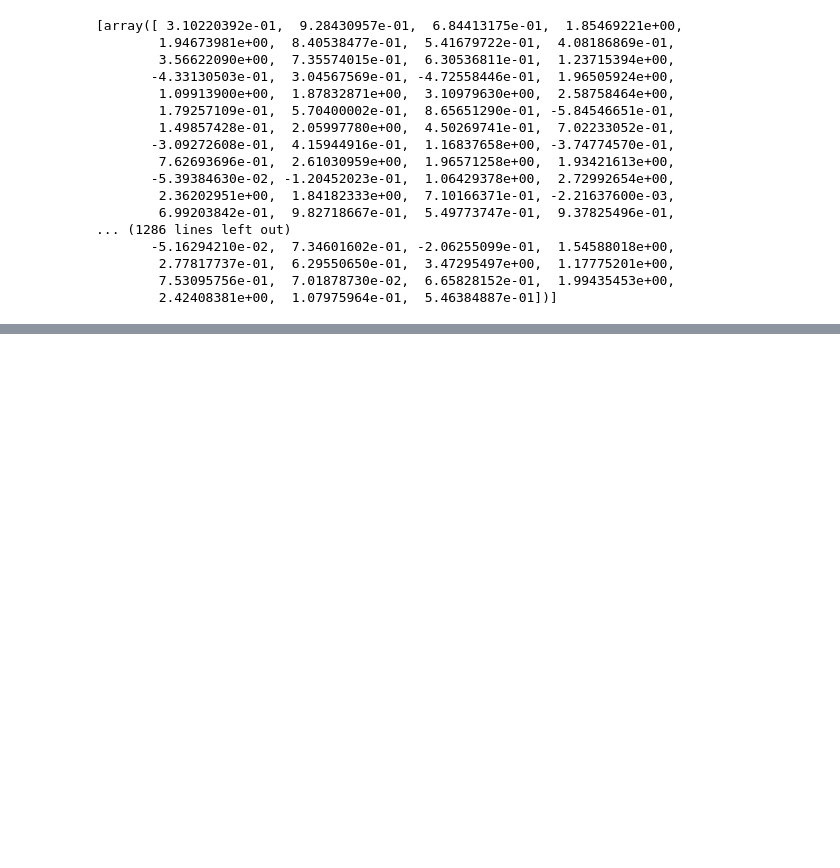
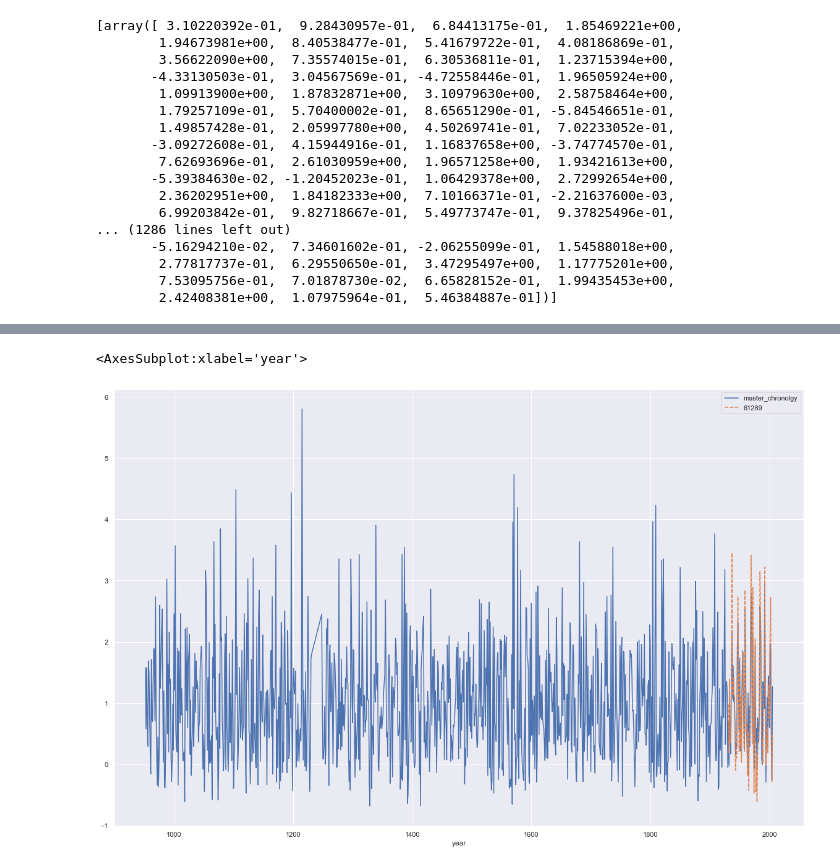
Before and after one commit to Coreopsis-cyber/Crossdating, a Jupyter notebook: Dataframe_Exploration.ipynb, the cells around one changed output, grey strips where cells are left out. Saved outputs shown, nothing was run; the diff lists cells and outputs as text; code cells hidden in the pictures; blank space fills up the shorter version.

```diff
--- a/Dataframe_Exploration.ipynb
+++ b/Dataframe_Exploration.ipynb
@@ -63,3 +67,12 @@ print(samples)
         2.77817737e-01,  6.29550650e-01,  3.47295497e+00,  1.17775201e+00,
         7.53095756e-01,  7.01878730e-02,  6.65828152e-01,  1.99435453e+00,
         2.42408381e+00,  1.07975964e-01,  5.46384887e-01])]
+# %%
+samples2 = []
+i=0
+for col in df.columns:
+    col_list = df[col].tolist()
+    cleanedList = [x for x in col_list if x == x]
+    samples2.append(cleanedList)
+print(samples2)
+print(len(samples2))
@@ -66,2 +82,5 @@ print(samples)
 # %%
 #Helper method: Creating a master chronolgy from 20 samples
+
+df_master = df.iloc[:, [i for i in range(df.shape[1]) if i <= 19]].copy()
+df_master['master_chronolgy'] = df_master.mean(axis=1)
@@ -67,0 +102,6 @@ print(samples)
+# %%
+sns.set(rc={'figure.figsize':(20,13)})
+sns.lineplot(data=df_master[['master_chronolgy','61289']])
+# %% [output]
+<AxesSubplot:xlabel='year'>
+[figure, added]
```
Also changed, not shown: parts of 6 cells of this notebook, 2 other files.
